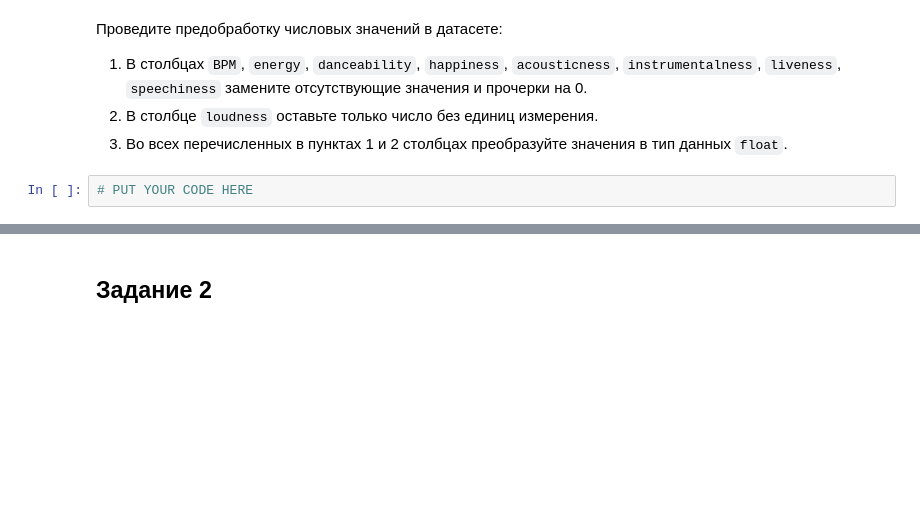
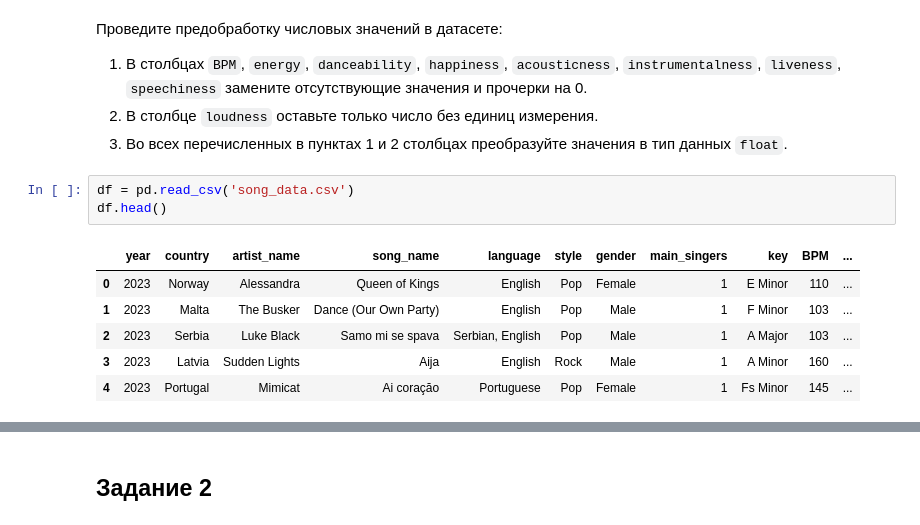
Before and after one commit to Astmatik001/MEVD002, a Jupyter notebook: МЕВД_ЛР2_24_25.ipynb, the cells around one changed output, grey strips where cells are left out. Drawn from its saved outputs; the diff is of its cells as text; blank space fills up the shorter version.

```diff
--- a/МЕВД_ЛР2_24_25.ipynb
+++ b/МЕВД_ЛР2_24_25.ipynb
@@ -58,5 +58,13 @@ import seaborn as sns
 1. В столбцах `BPM`, `energy`, `danceability`, `happiness`, `acousticness`, `instrumentalness`, `liveness`, `speechiness` замените отсутствующие значения и прочерки на 0.
 2. В столбце `loudness` оставьте только число без единиц измерения.
 3. Во всех перечисленных в пунктах 1 и 2 столбцах преобразуйте значения в тип данных `float`.
-# %%
-# PUT YOUR CODE HERE
+# %%
+df = pd.read_csv('song_data.csv')
+df.head()
+# %% [output]
+|  | year | country | artist_name | song_name | language | style | gender | main_singers | key | BPM | ... |
+| 0 | 2023 | Norway | Alessandra | Queen of Kings | English | Pop | Female | 1 | E Minor | 110 | ... |
+| 1 | 2023 | Malta | The Busker | Dance (Our Own Party) | English | Pop | Male | 1 | F Minor | 103 | ... |
+| 2 | 2023 | Serbia | Luke Black | Samo mi se spava | Serbian, English | Pop | Male | 1 | A Major | 103 | ... |
+| 3 | 2023 | Latvia | Sudden Lights | Aija | English | Rock | Male | 1 | A Minor | 160 | ... |
+| 4 | 2023 | Portugal | Mimicat | Ai coraçăo | Portuguese | Pop | Female | 1 | Fs Minor | 145 | ... |
```
Also changed, not shown: parts of 4 cells of this notebook.
